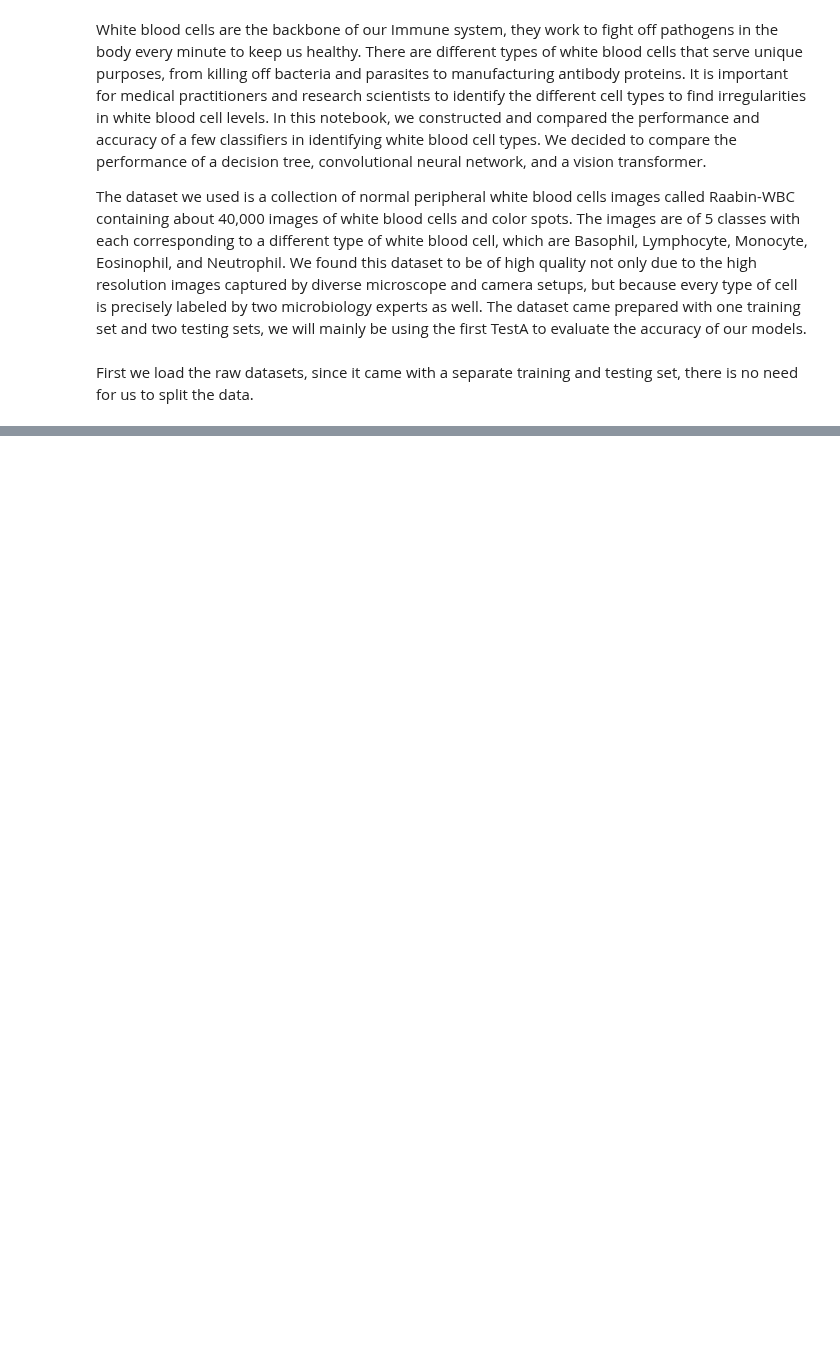
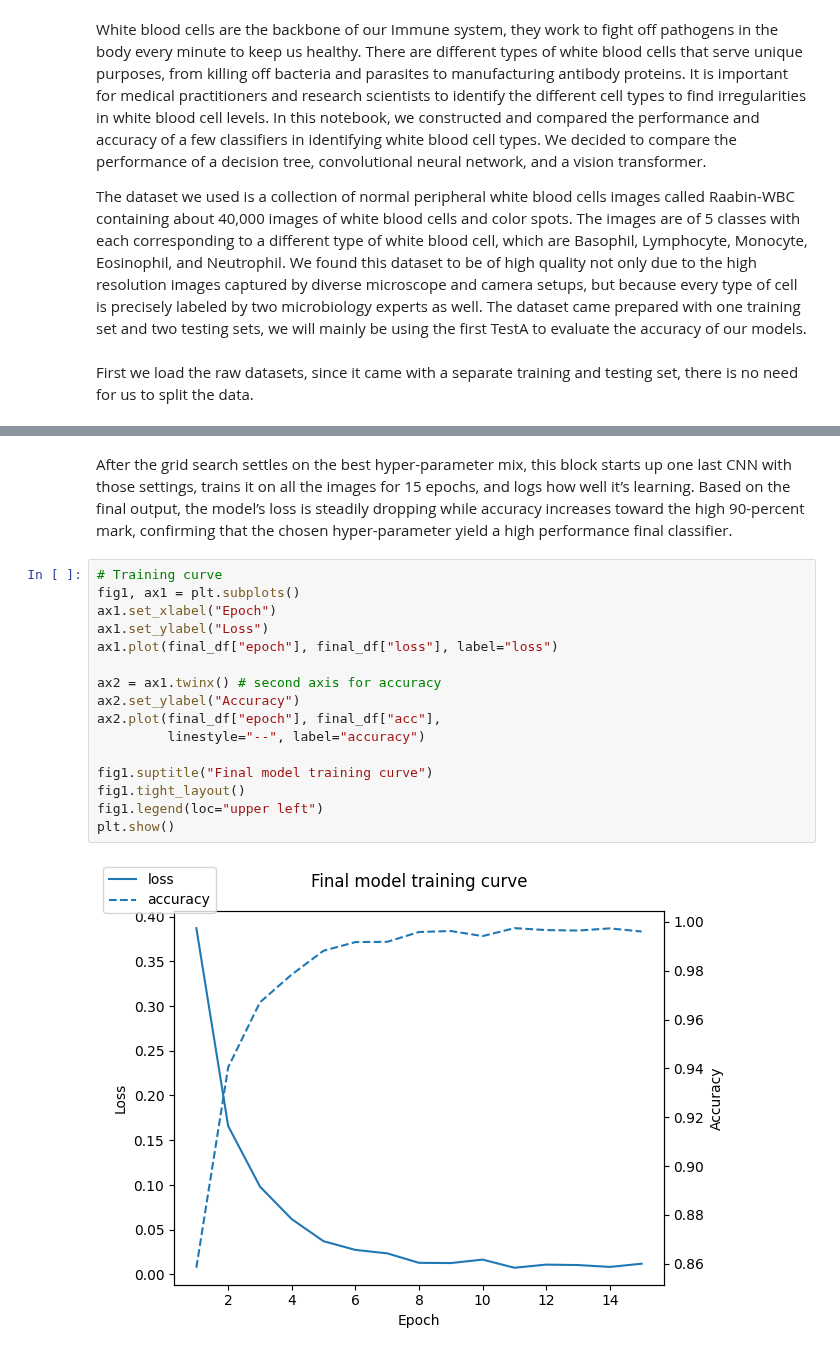
Before and after one commit to Justen762/345-Project, a Jupyter notebook: 345_project.ipynb, the cells around one changed output, grey strips where cells are left out. Cells and saved outputs as stored; diff of their text form; blank space fills up the shorter version.

```diff
--- a/345_project.ipynb
+++ b/345_project.ipynb
@@ -339,0 +283,20 @@ Looking at this data.......
+# %% [markdown]
+After the grid search settles on the best hyper-parameter mix, this block starts up one last CNN with those settings, trains it on all the images for 15 epochs, and logs how well it’s learning. Based on the final output, the model’s loss is steadily dropping while accuracy increases toward the high 90-percent mark, confirming that the chosen hyper-parameter yield a high performance final classifier.
+# %%
+# Training curve
+fig1, ax1 = plt.subplots()
+ax1.set_xlabel("Epoch")
+ax1.set_ylabel("Loss")
+ax1.plot(final_df["epoch"], final_df["loss"], label="loss")
+
+ax2 = ax1.twinx() # second axis for accuracy
+ax2.set_ylabel("Accuracy")
+ax2.plot(final_df["epoch"], final_df["acc"],
+         linestyle="--", label="accuracy")
+
+fig1.suptitle("Final model training curve")
+fig1.tight_layout()
+fig1.legend(loc="upper left")
+plt.show()
+# %% [output]
+[figure, added]
```
Also changed, not shown: parts of 26 cells of this notebook.
